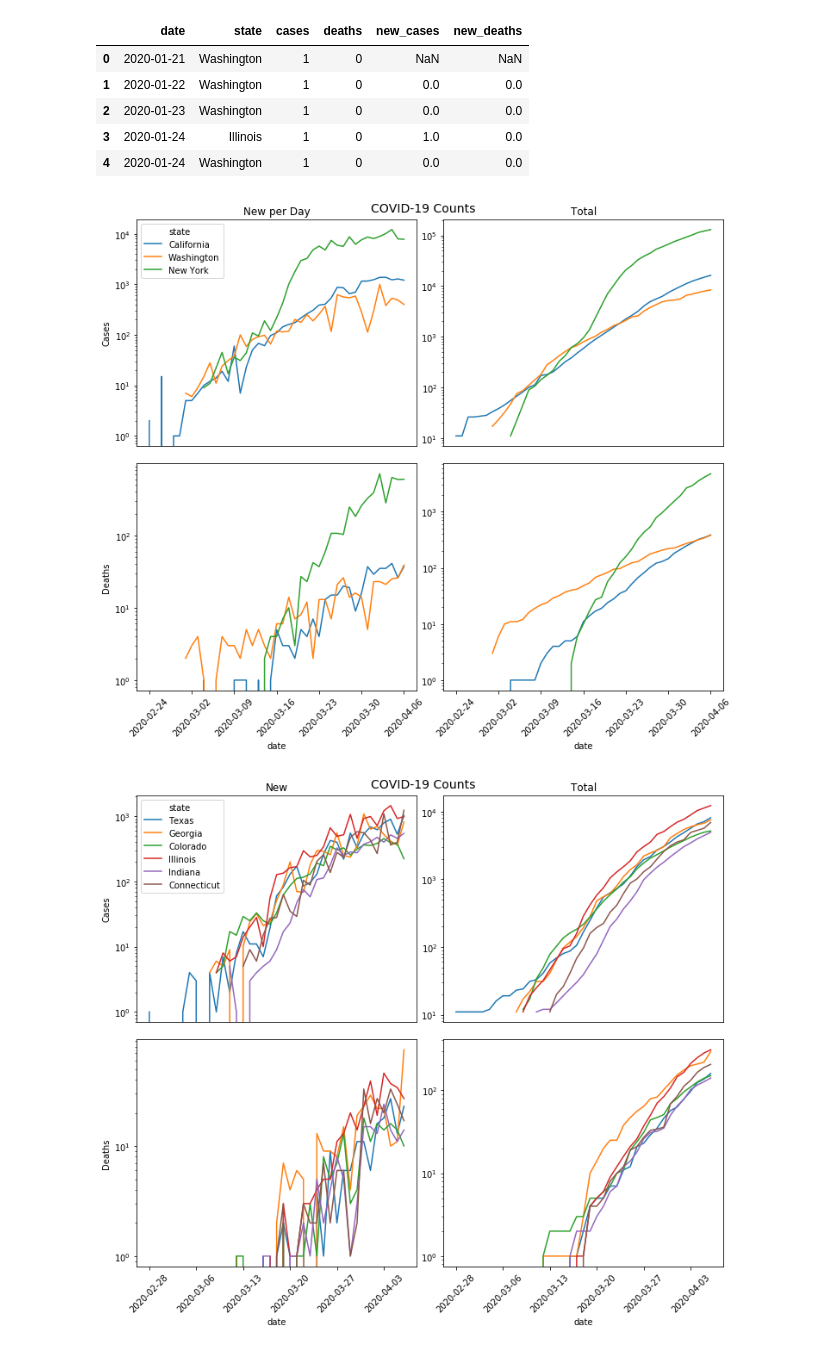
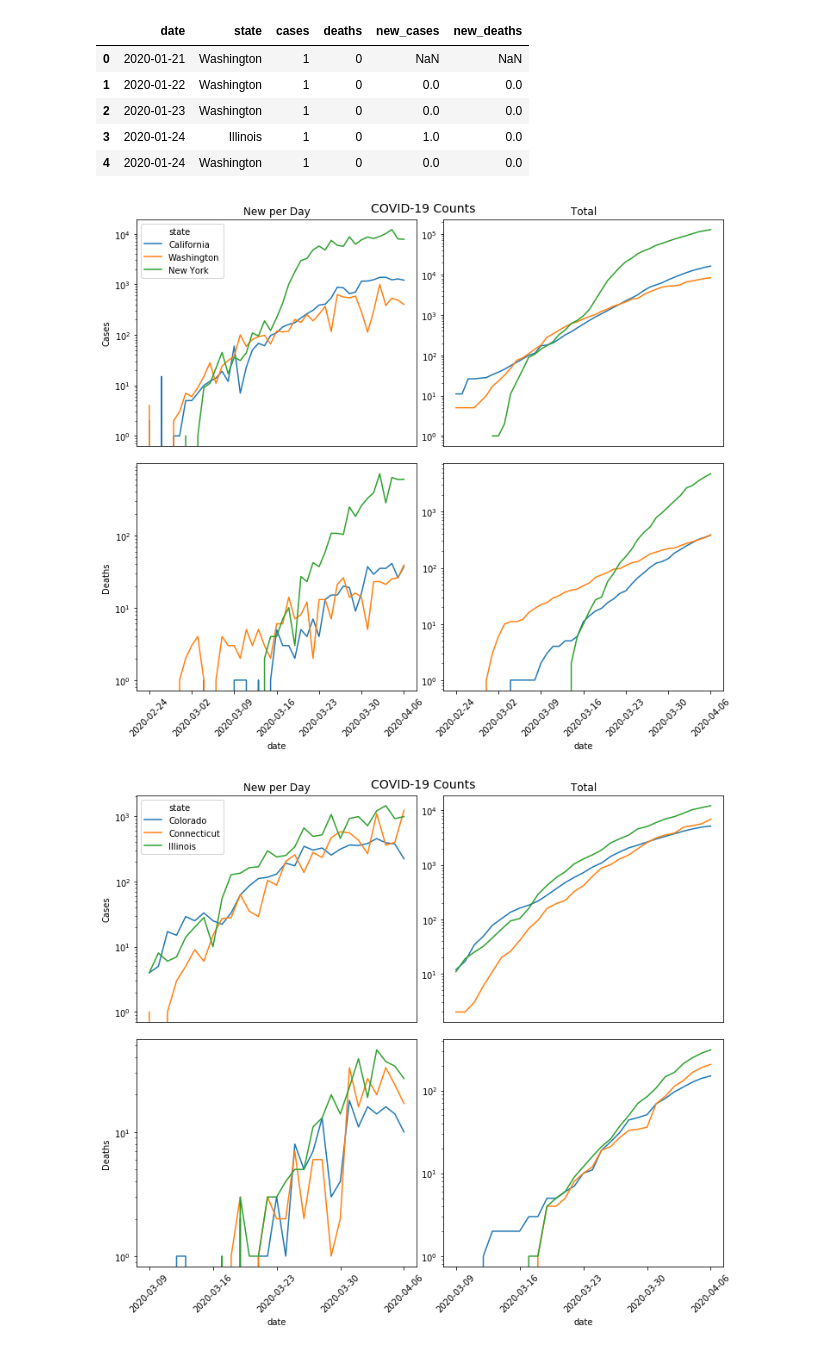
Before and after one commit to MichelFloyd/covid-19-data, a Jupyter notebook: compare states.ipynb, the cells around one changed output. Cells and saved outputs as stored; diff of their text form; code cells hidden in the pictures.

Commit message:
Better data selection for plot grid

```diff
--- a/compare states.ipynb
+++ b/compare states.ipynb
@@ -54,40 +54,46 @@ def space_x_ticks(ax,n,rotation=0):
 # %%
 # function to make a 2x2 grid of plots showing new and total cases and deaths for a list of states
 def compare_states(los):
-    tmp = states.loc[(states.state.isin(los)) & (states.cases > 10)]
+    tmp = states.loc[states.state.isin(los)]
+
+    #find the earliest date when any state in the list had 10 total cases
+    start = tmp.loc[tmp.cases >= 10,'date'].min()
+    tmp = tmp[tmp.date >= start]
     fig, ax = plt.subplots(2, 2, sharex='col',figsize=(10,8))
     fig.suptitle('COVID-19 Counts', fontsize=14, y=1.02);
     plt.tight_layout(pad=0.4, w_pad=0, h_pad=1.0)
 
+    # top left
     sns.lineplot(x=tmp.date,y=tmp.new_cases,hue=tmp.state,ax=ax[0,0])
     ax[0,0].set_ylabel('Cases')
     ax[0,0].set_title('New per Day')
     ax[0,0].set_yscale('log')
     ax[0,0].get_xaxis().set_visible(False)
 
+    # top right
     sns.lineplot(x=tmp.date,y=tmp.cases,hue=tmp.state,ax=ax[0,1],legend=False)
     ax[0,1].get_yaxis().label.set_visible(False)
     ax[0,1].set_title('Total')
     ax[0,1].set_yscale('log')
     ax[0,1].get_xaxis().set_visible(False)
 
+    # bottom left
     sns.lineplot(x=tmp.date,y=tmp.new_deaths,hue=tmp.state,ax=ax[1,0],legend=False)
     ax[1,0].set_ylabel('Deaths')
     ax[1,0].set_yscale('log')
     space_x_ticks(ax[1,0],7,45)
-    ax[1,0].set_ylabel('Deaths')
 
+    # bottom right
     sns.lineplot(x=tmp.date,y=tmp.deaths,hue=tmp.state,ax=ax[1,1],legend=False)
     ax[1,1].get_yaxis().label.set_visible(False)
     ax[1,1].set_yscale('log')
     space_x_ticks(ax[1,1],7,45)
-    plt.setp(ax[1,1].xaxis.get_majorticklabels(), rotation=45)
 # %%
 compare_states(['California','New York','Washington'])
 # %% [output]
-[figure, old version]
+[figure, new version]
 # %%
-compare_states(['Texas','Georgia','Connecticut','Colorado','Indiana','Illinois'])
+compare_states(['Connecticut','Colorado','Illinois'])
 # %% [output]
-[figure, old version]
+[figure, new version]
 # %%
```
Also changed, not shown: parts of 6 cells of this notebook.
